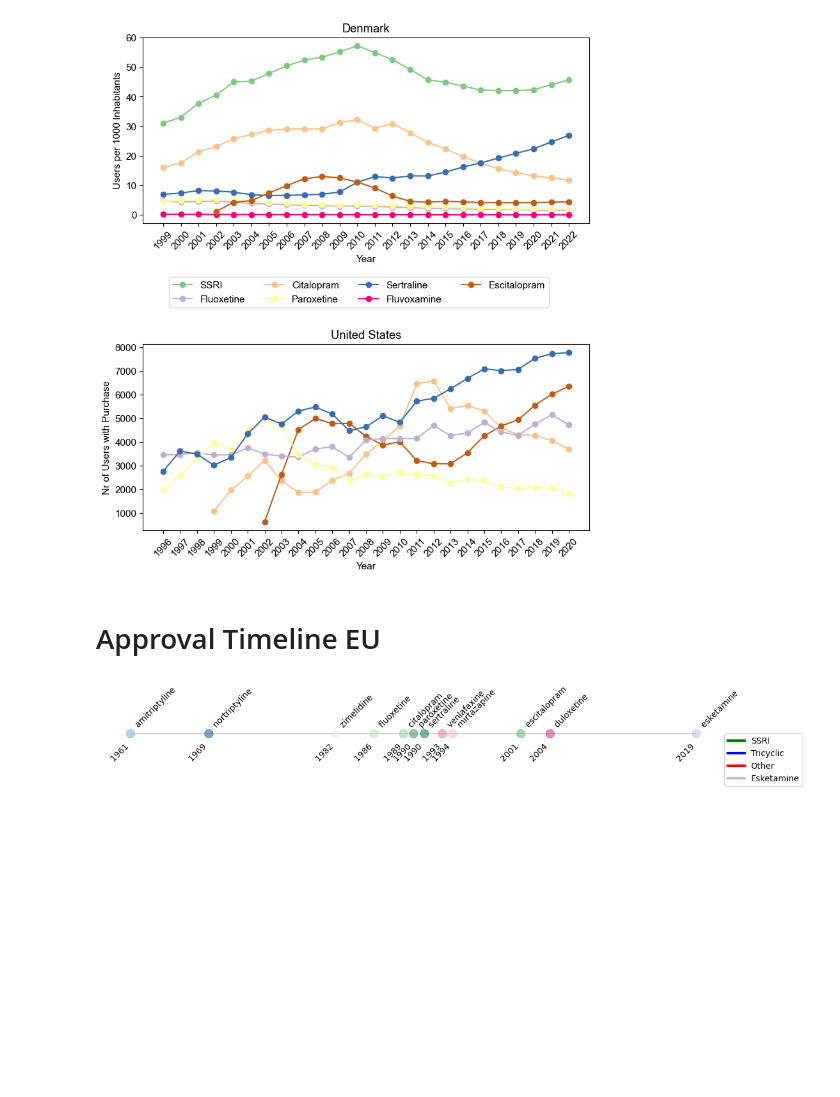
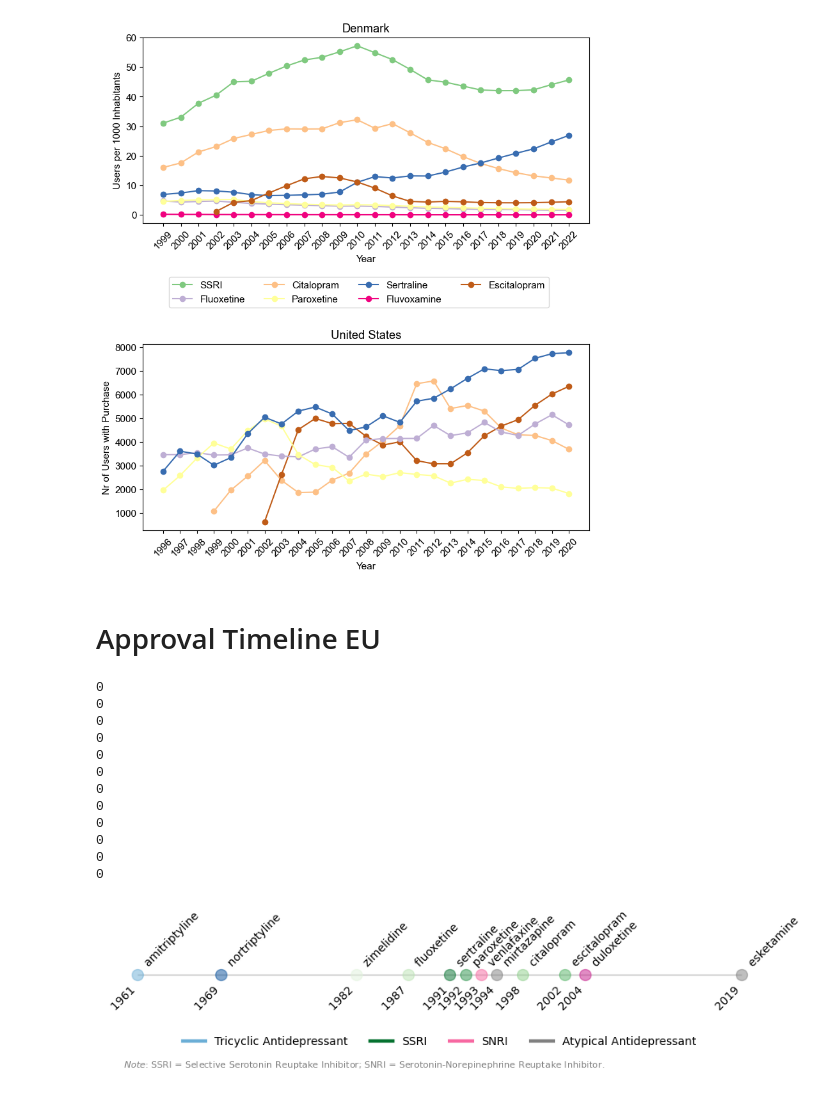
Before and after one commit to jarolim14/SSRI-Evolution, a Jupyter notebook: notebooks/00-Introduction.ipynb, the cells around one changed output. Cells and saved outputs as stored; diff of their text form; code cells hidden in the pictures; blank space fills up the shorter version.

```diff
--- a/notebooks/00-Introduction.ipynb
+++ b/notebooks/00-Introduction.ipynb
@@ -338,5 +359,5 @@ df_sorted = df.sort_values(by="dates")
 # %%
-plt.figure(figsize=(12, 2))
+plt.figure(figsize=(9, 2))
 
 # Create a horizontal line from min year to max year
 plt.hlines(
@@ -349,14 +370,22 @@ plt.hlines(
 )
 
 # To avoid overlap, track the years we've already plotted
-plotted_years = {}
+plotted_years = []
 
 # Create a dot on the line for each year in the dataset
 for i in range(len(df_sorted)):
     year = df_sorted.iloc[i]["dates"]
-    offset = plotted_years.get(year, 0) * 1.1  # Adjust the offset for overlapping years
-    plotted_years[year] = plotted_years.get(year, 0) + 1
+    if i == 0:
+        offset = 0
 
+    if year == 1992:
+        year = year + 0.5
+    elif year == 1993:
+        year = year + 1
+    elif year == 1994:
+        year = year + 1.5
+
+    print(offset)
     # Plot the dot
     plt.plot(
         year + offset,
@@ -393,37 +422,62 @@ plt.grid(False)
 plt.axis("off")
 # plt.title("Timeline of Antidepressants by Year")
 plt.xlabel("Year")
 plt.yticks([])
 
 # Custom legend for classes
 legend_dict = {
-    "SSRI": "green",
-    "Tricyclic": "blue",
-    "Other": "red",
-    "Esketamine": "#bcbddc",
+    "Tricyclic Antidepressant": "#6baed6",
+    "SSRI": "#05712f",
+    "SNRI": "#f768a1",
+    "Atypical Antidepressant": "#808080",
 }
 
 # Create and place the legend
 plt.legend(
     handles=[
         plt.Line2D(
             [0],
             [0],
             color=color,
             linewidth=3,
             linestyle="-",
             label=label,
         )
         for label, color in legend_dict.items()
     ],
-    bbox_to_anchor=(1.0, 0.5),
-    loc="upper left",
+    loc="lower center",
+    bbox_to_anchor=(0.5, -0.25),
     borderaxespad=0.0,
+    ncol=4,
+    frameon=False,
 )
+
+plt.figtext(
+    0.05,
+    0.01,
+    r"$\it{Note}$: SSRI = Selective Serotonin Reuptake Inhibitor; SNRI = Serotonin-Norepinephrine Reuptake Inhibitor.",
+    # ha="left",
+    fontsize=8,
+    color="gray",
+)
+
 
 # Show plot
 plt.tight_layout()
 plt.savefig("../output/figures/approval_timeline_EU.png", dpi=300)
+
 plt.show()
 # %% [output]
+0
+0
+0
+0
+0
+0
+0
+0
+0
+0
+0
+0
-[figure, old version]
+[figure, new version]
```
Also changed, not shown: parts of 4 cells of this notebook, 20 other files.
